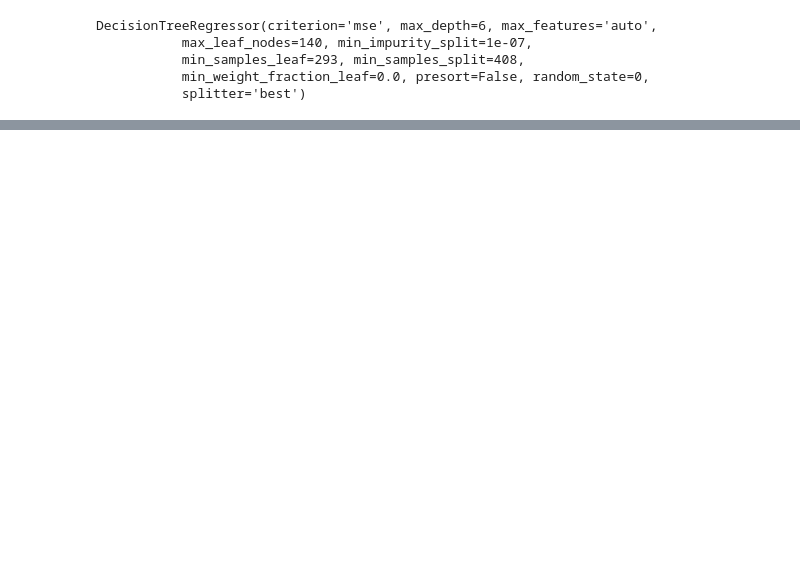
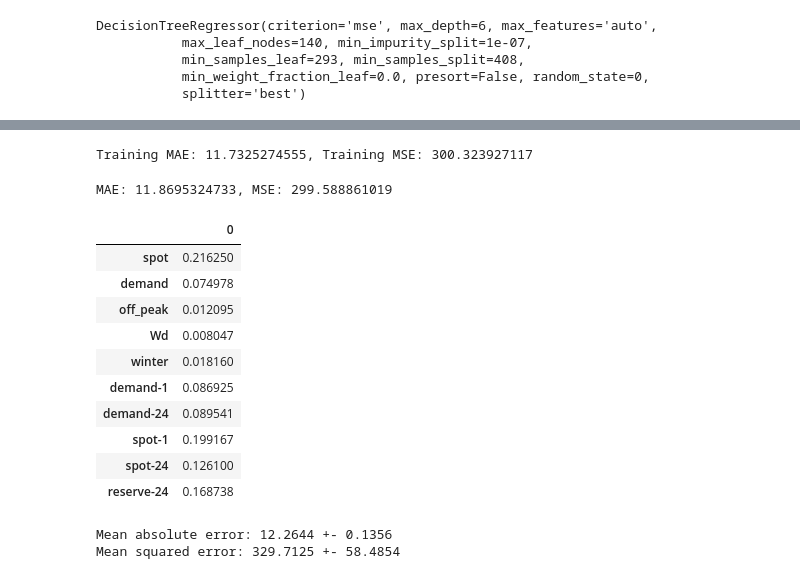
Before and after one commit to NonoMalpi/Secondary_band, a Jupyter notebook: Secondary reserve up price.ipynb, the cells around one changed output, grey strips where cells are left out. Drawn from its saved outputs; the diff is of its cells as text; code cells hidden in the pictures; blank space fills up the shorter version.

```diff
--- a/Secondary reserve up price.ipynb
+++ b/Secondary reserve up price.ipynb
@@ -224,0 +432,3 @@ mean_absolute_error(y_test, tree.predict(x_test)) / Y.mean()
+# %%
+best_params = random_search.cv_results_['params'][np.flatnonzero(random_search.cv_results_['rank_test_score']==1)[0]]
+print(best_params)
@@ -224,0 +437,2 @@ mean_absolute_error(y_test, tree.predict(x_test)) / Y.mean()
+# %%
+gbr.set_params(**best_params, random_state=0)
@@ -224,0 +447,15 @@ mean_absolute_error(y_test, tree.predict(x_test)) / Y.mean()
+# %%
+#CV with kfold=5
+kf = KFold(n_splits=5, random_state=0)
+
+CV_mse = list()
+CV_mae = list()
+
+for train_index, test_index in kf.split(x_train, y_train):
+    gbr.fit(x_train[train_index], y_train[train_index])
+    y_pred = gbr.predict(x_train[test_index])
+    CV_mae.append(mean_absolute_error(y_train[test_index], y_pred))
+    CV_mse.append(mean_squared_error(y_train[test_index], y_pred))
+
+print('Mean absolute error: %0.4f +- %0.4f' %(np.mean(CV_mae), 2*np.std(CV_mae)))
+print('Mean squared error: %0.4f +- %0.4f' %(np.mean(CV_mse), 2*np.std(CV_mse)))
@@ -224,0 +465,2 @@ mean_absolute_error(y_test, tree.predict(x_test)) / Y.mean()
+# %%
+gbr.fit(x_train, y_train)
@@ -224,0 +475,22 @@ mean_absolute_error(y_test, tree.predict(x_test)) / Y.mean()
+# %%
+print('Training MAE: ' +str(mean_absolute_error(y_train, gbr.predict(x_train)))+', Training MSE: ' +
+      str(mean_squared_error(y_train, gbr.predict(x_train))))
+# %% [output]
+Training MAE: 11.7325274555, Training MSE: 300.323927117
+# %%
+print('MAE: ' +str(mean_absolute_error(y_test, gbr.predict(x_test)))+', MSE: ' +
+      str(mean_squared_error(y_test, gbr.predict(x_test))))
+pd.DataFrame(data=gbr.feature_importances_, index=features_list)
+# %% [output]
+MAE: 11.8695324733, MSE: 299.588861019
+|  | 0 |
+| spot | 0.216250 |
+| demand | 0.074978 |
+| off_peak | 0.012095 |
+| Wd | 0.008047 |
+| winter | 0.018160 |
+| demand-1 | 0.086925 |
+| demand-24 | 0.089541 |
+| spot-1 | 0.199167 |
+| spot-24 | 0.126100 |
+| reserve-24 | 0.168738 |
@@ -224,0 +502,17 @@ mean_absolute_error(y_test, tree.predict(x_test)) / Y.mean()
+# %%
+kf = KFold(n_splits=5, random_state=0)
+
+CV_mse = list()
+CV_mae = list()
+
+for train_index, test_index in kf.split(x_train, y_train):
+    gbr.fit(x_train[train_index], y_train[train_index])
+    y_pred = gbr.predict(x_train[test_index])
+    CV_mae.append(mean_absolute_error(y_train[test_index], y_pred))
+    CV_mse.append(mean_squared_error(y_train[test_index], y_pred))
+
+print('Mean absolute error: %0.4f +- %0.4f' %(np.mean(CV_mae), 2*np.std(CV_mae)))
+print('Mean squared error: %0.4f +- %0.4f' %(np.mean(CV_mse), 2*np.std(CV_mse)))
+# %% [output]
+Mean absolute error: 12.2644 +- 0.1356
+Mean squared error: 329.7125 +- 58.4854
```
Also changed, not shown: parts of 39 cells of this notebook.
